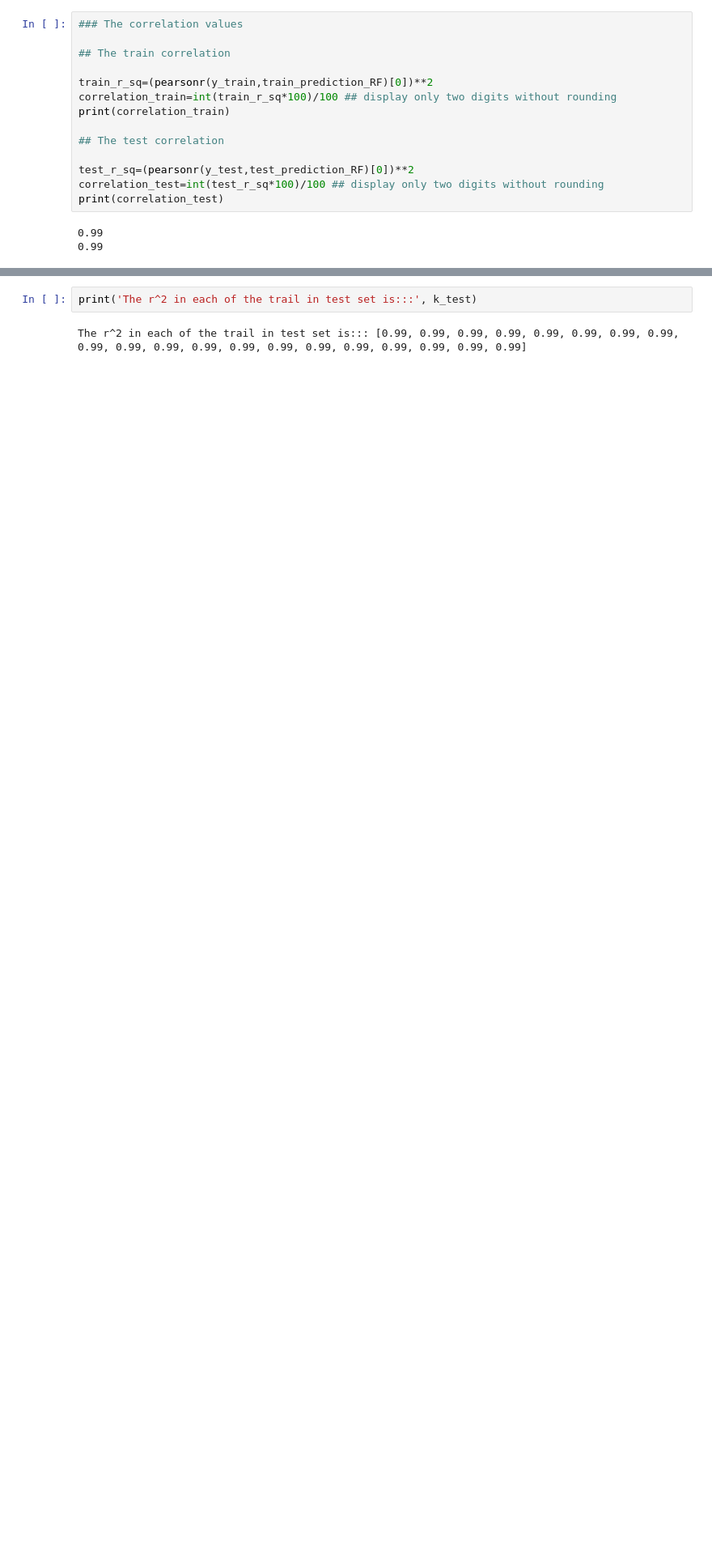
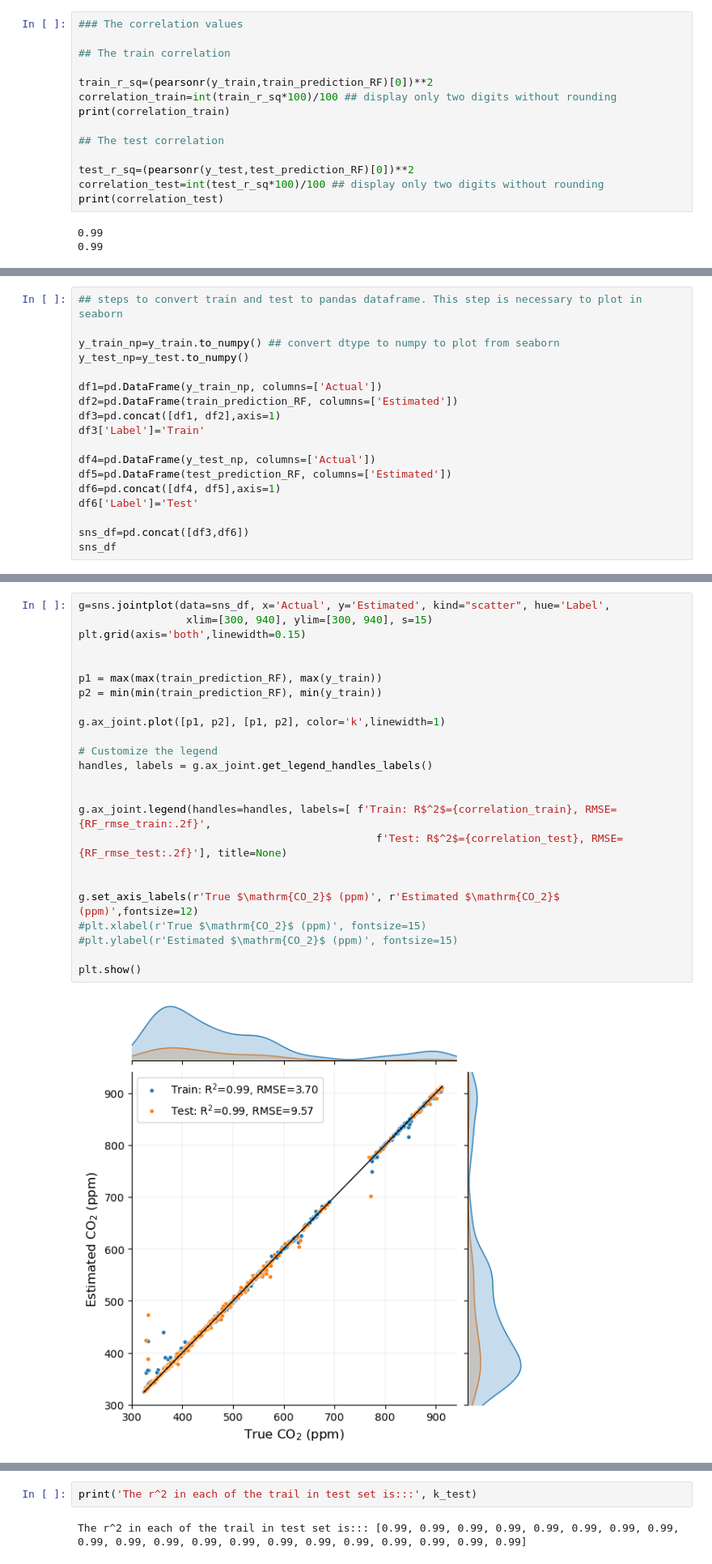
Before and after one commit to mi3nts/Compare_PSD, a Jupyter notebook: CO2/CO2_PB.ipynb, the cells around one changed output, grey strips where cells are left out. Shown at 81% size. Saved outputs shown, nothing was run; the diff lists cells and outputs as text; blank space fills up the shorter version.

Commit message:
Results for both ASA and WM done

```diff
--- a/CO2/CO2_PB.ipynb
+++ b/CO2/CO2_PB.ipynb
@@ -198,0 +206,18 @@ print(correlation_test)
+# %%
+## steps to convert train and test to pandas dataframe. This step is necessary to plot in seaborn
+
+y_train_np=y_train.to_numpy() ## convert dtype to numpy to plot from seaborn
+y_test_np=y_test.to_numpy()
+
+df1=pd.DataFrame(y_train_np, columns=['Actual'])
+df2=pd.DataFrame(train_prediction_RF, columns=['Estimated'])
+df3=pd.concat([df1, df2],axis=1)
+df3['Label']='Train'
+
+df4=pd.DataFrame(y_test_np, columns=['Actual'])
+df5=pd.DataFrame(test_prediction_RF, columns=['Estimated'])
+df6=pd.concat([df4, df5],axis=1)
+df6['Label']='Test'
+
+sns_df=pd.concat([df3,df6])
+sns_df
@@ -199,3 +238,29 @@ print(correlation_test)
+# %%
+g=sns.jointplot(data=sns_df, x='Actual', y='Estimated', kind="scatter", hue='Label',
+                 xlim=[300, 940], ylim=[300, 940], s=15)
+plt.grid(axis='both',linewidth=0.15)
+
+
+p1 = max(max(train_prediction_RF), max(y_train))
+p2 = min(min(train_prediction_RF), min(y_train))
+
+g.ax_joint.plot([p1, p2], [p1, p2], color='k',linewidth=1)
+
+# Customize the legend
+handles, labels = g.ax_joint.get_legend_handles_labels()
+
+
+g.ax_joint.legend(handles=handles, labels=[ f'Train: R$^2$={correlation_train}, RMSE={RF_rmse_train:.2f}',
+                                               f'Test: R$^2$={correlation_test}, RMSE={RF_rmse_test:.2f}'], title=None)
+
+
+g.set_axis_labels(r'True $\mathrm{CO_2}$ (ppm)', r'Estimated $\mathrm{CO_2}$ (ppm)',fontsize=12)
+#plt.xlabel(r'True $\mathrm{CO_2}$ (ppm)', fontsize=15)
+#plt.ylabel(r'Estimated $\mathrm{CO_2}$ (ppm)', fontsize=15)
+
+plt.show()
+# %% [output]
+[figure, added]
 # %%
 ## Lets plot the scatter plot
 
```
Also changed, not shown: parts of 11 cells of this notebook, 1 other file.
